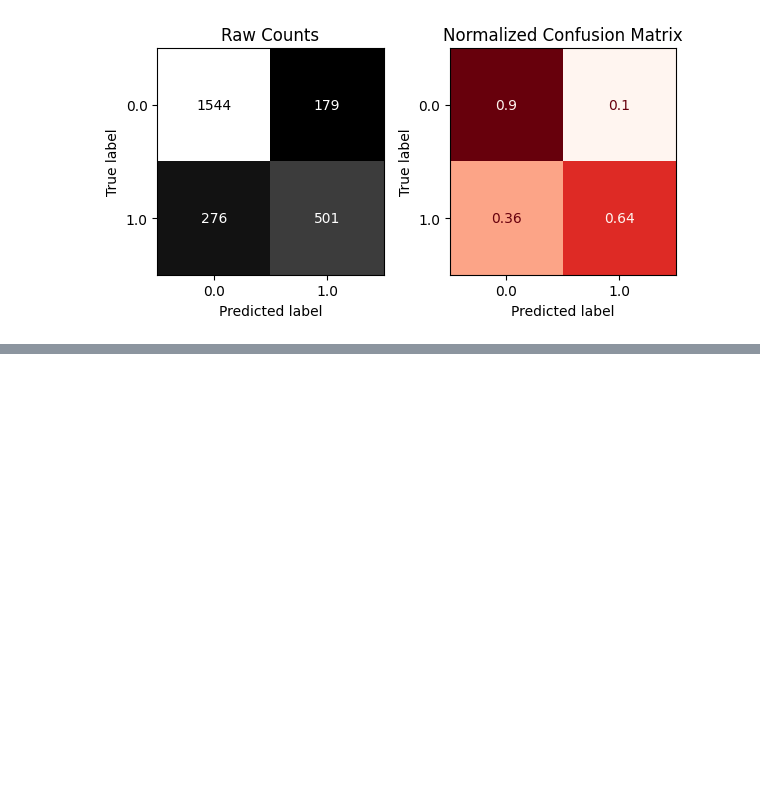
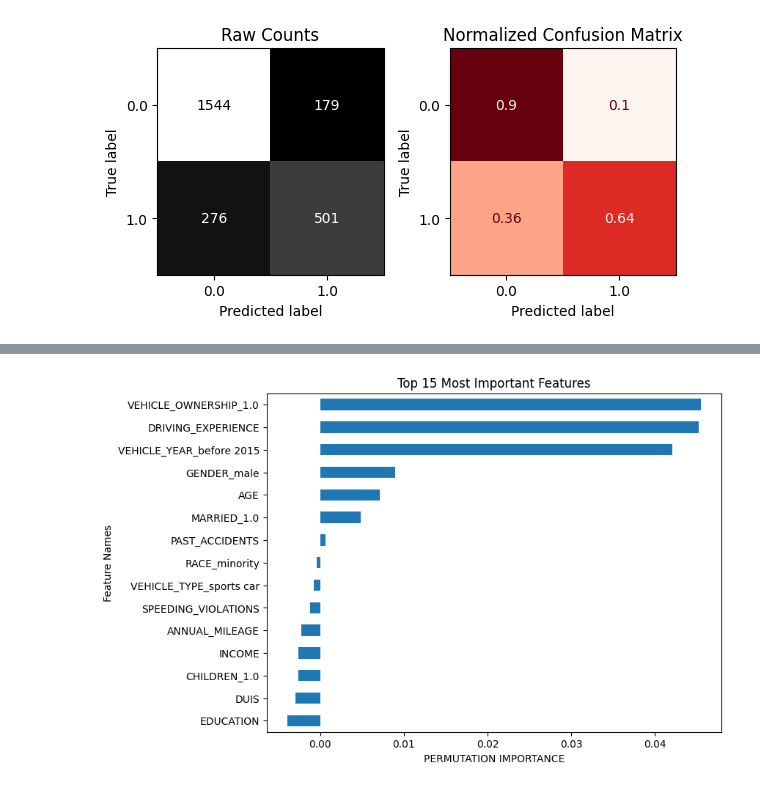
Before and after one commit to Khalil-Salama/Car_insurance-_claim, a Jupyter notebook: Insurance_car_claim.ipynb, the cells around one changed output, grey strips where cells are left out. Saved outputs shown, nothing was run; the diff lists cells and outputs as text; code cells hidden in the pictures; blank space fills up the shorter version.

```diff
--- a/Insurance_car_claim.ipynb
+++ b/Insurance_car_claim.ipynb
@@ -1265,0 +1342,5 @@ weighted avg       0.81      0.82      0.81      2500
+# %%
+ax = plot_importance_color_ax(per_importances,color_dict=None,top_n=15);
+ax.set_xlabel("PERMUTATION IMPORTANCE");
+# %% [output]
+[figure, added]
```
Also changed, not shown: parts of 6 cells of this notebook.
